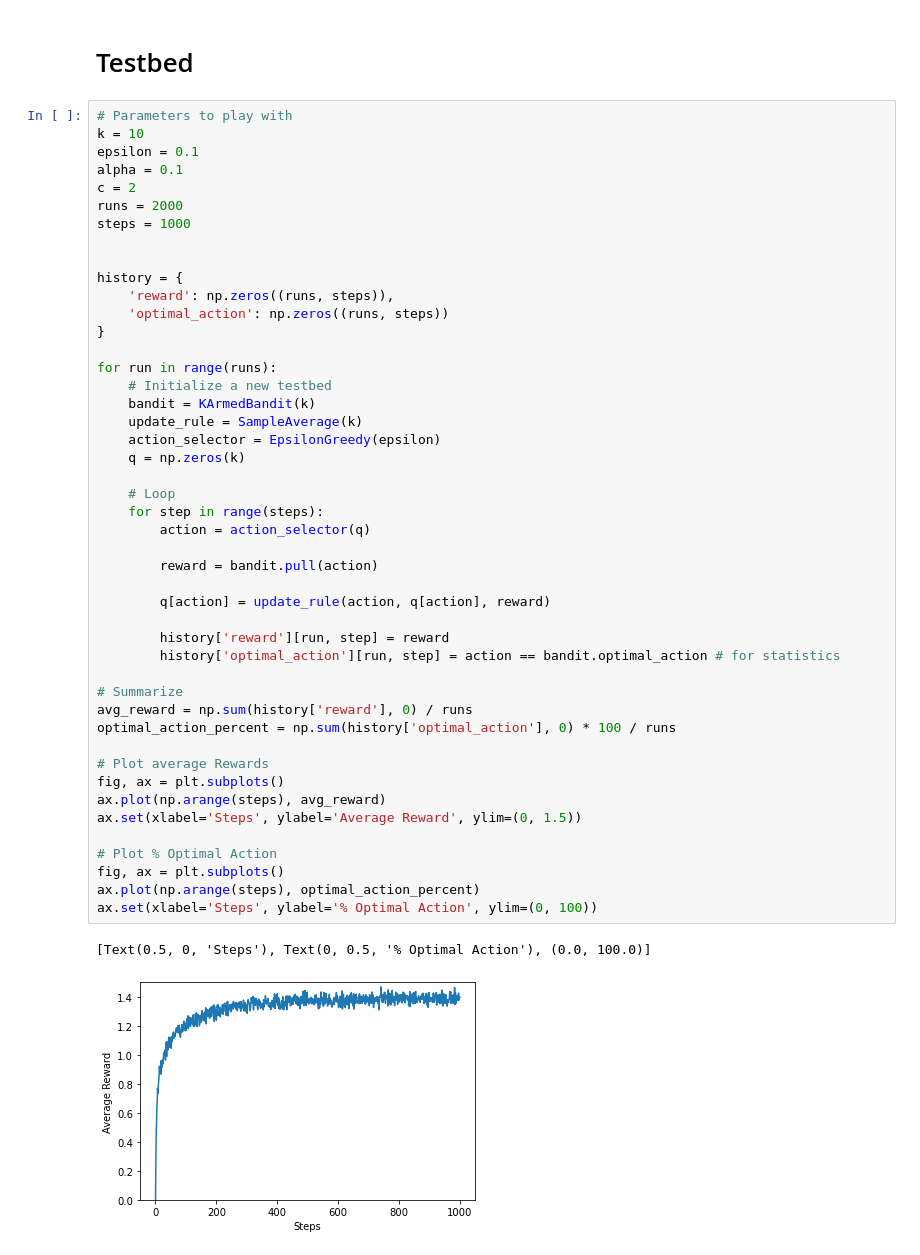
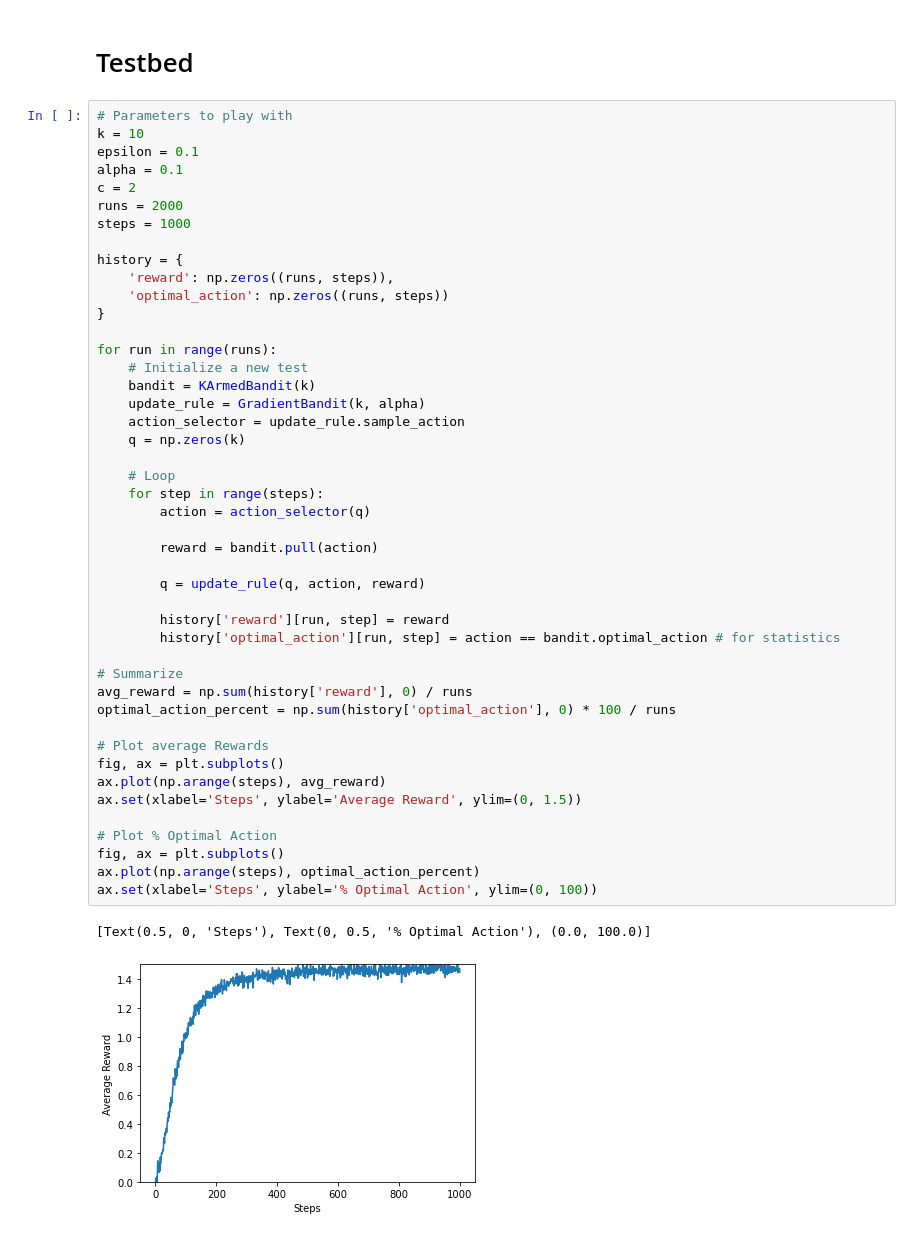
Before and after one commit to thurbridi/reinforcement-learning, a Jupyter notebook: notebooks/k-armed-bandit.ipynb, the cells around one changed output. Cells and saved outputs as stored; diff of their text form.

Commit message:
implemented Gradient Bandit

```diff
--- a/notebooks/k-armed-bandit.ipynb
+++ b/notebooks/k-armed-bandit.ipynb
@@ -111,43 +154,42 @@ c = 2
 runs = 2000
 steps = 1000
 
-
 history = {
     'reward': np.zeros((runs, steps)),
     'optimal_action': np.zeros((runs, steps))
 }
 
 for run in range(runs):
-    # Initialize a new testbed
+    # Initialize a new test
     bandit = KArmedBandit(k)
-    update_rule = SampleAverage(k)
-    action_selector = EpsilonGreedy(epsilon)
+    update_rule = GradientBandit(k, alpha)
+    action_selector = update_rule.sample_action
     q = np.zeros(k)
 
     # Loop
     for step in range(steps):
         action = action_selector(q)
 
         reward = bandit.pull(action)
 
-        q[action] = update_rule(action, q[action], reward)
+        q = update_rule(q, action, reward)
 
         history['reward'][run, step] = reward
         history['optimal_action'][run, step] = action == bandit.optimal_action # for statistics
 
 # Summarize
 avg_reward = np.sum(history['reward'], 0) / runs
 optimal_action_percent = np.sum(history['optimal_action'], 0) * 100 / runs
 
 # Plot average Rewards
 fig, ax = plt.subplots()
 ax.plot(np.arange(steps), avg_reward)
 ax.set(xlabel='Steps', ylabel='Average Reward', ylim=(0, 1.5))
 
 # Plot % Optimal Action
 fig, ax = plt.subplots()
 ax.plot(np.arange(steps), optimal_action_percent)
 ax.set(xlabel='Steps', ylabel='% Optimal Action', ylim=(0, 100))
 # %% [output]
 [Text(0.5, 0, 'Steps'), Text(0, 0.5, '% Optimal Action'), (0.0, 100.0)]
-[figure, old version]
+[figure, new version]
```
Also changed, not shown: parts of 4 cells of this notebook.
